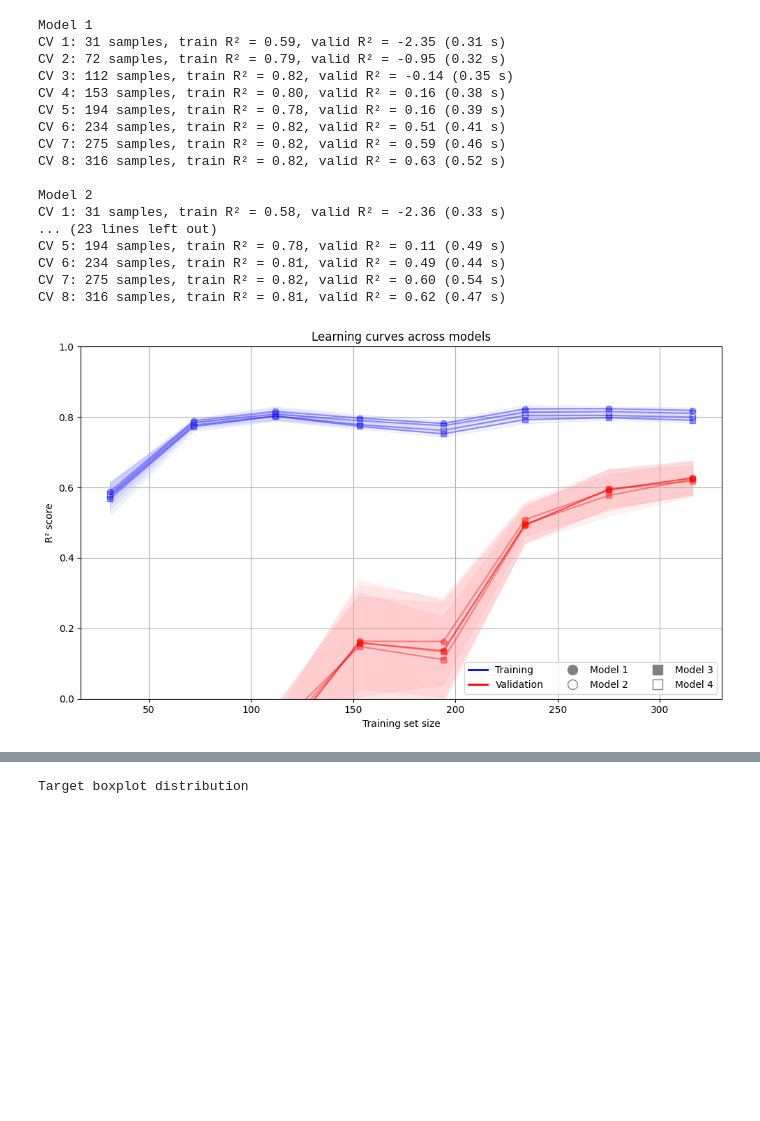
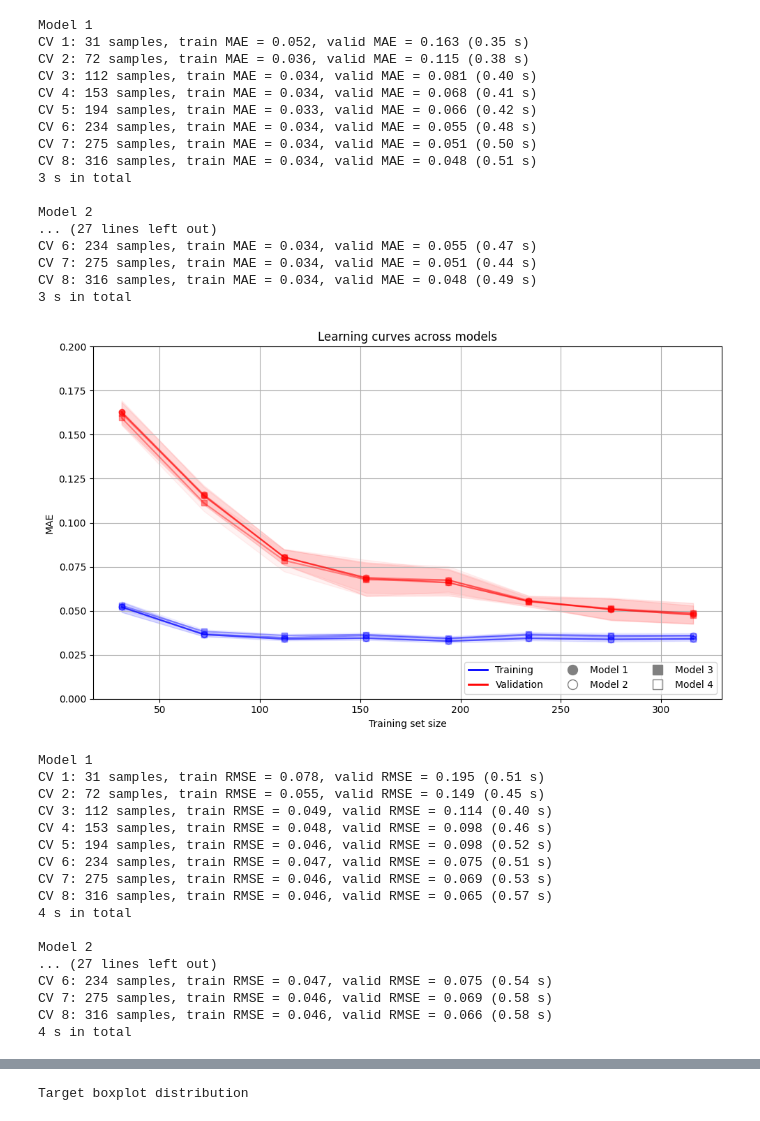
Before and after one commit to jpdspz/frp-aging-xgboost, a Jupyter notebook: frp-aging-xgboost.ipynb, the cells around one changed output, grey strips where cells are left out. Saved outputs shown, nothing was run; the diff lists cells and outputs as text; code cells hidden in the pictures; blank space fills up the shorter version.

```diff
--- a/frp-aging-xgboost.ipynb
+++ b/frp-aging-xgboost.ipynb
@@ -733,21 +948,38 @@ R²: 0.60 ± 0.10
 # %%
-predictor.plot_learning_curves()
+predictor.plot_learning_curves(metrics=[1,1,1])
 # %% [output]
 Model 1
-CV 1: 31 samples, train R² = 0.59, valid R² = -2.35 (0.31 s)
-CV 2: 72 samples, train R² = 0.79, valid R² = -0.95 (0.32 s)
-CV 3: 112 samples, train R² = 0.82, valid R² = -0.14 (0.35 s)
-CV 4: 153 samples, train R² = 0.80, valid R² = 0.16 (0.38 s)
-CV 5: 194 samples, train R² = 0.78, valid R² = 0.16 (0.39 s)
-CV 6: 234 samples, train R² = 0.82, valid R² = 0.51 (0.41 s)
-CV 7: 275 samples, train R² = 0.82, valid R² = 0.59 (0.46 s)
-CV 8: 316 samples, train R² = 0.82, valid R² = 0.63 (0.52 s)
+CV 1: 31 samples, train MAE = 0.052, valid MAE = 0.163 (0.35 s)
+CV 2: 72 samples, train MAE = 0.036, valid MAE = 0.115 (0.38 s)
+CV 3: 112 samples, train MAE = 0.034, valid MAE = 0.081 (0.40 s)
+CV 4: 153 samples, train MAE = 0.034, valid MAE = 0.068 (0.41 s)
+CV 5: 194 samples, train MAE = 0.033, valid MAE = 0.066 (0.42 s)
+CV 6: 234 samples, train MAE = 0.034, valid MAE = 0.055 (0.48 s)
+CV 7: 275 samples, train MAE = 0.034, valid MAE = 0.051 (0.50 s)
+CV 8: 316 samples, train MAE = 0.034, valid MAE = 0.048 (0.51 s)
+3 s in total
 
 Model 2
-CV 1: 31 samples, train R² = 0.58, valid R² = -2.36 (0.33 s)
-... (23 lines left out)
-CV 5: 194 samples, train R² = 0.78, valid R² = 0.11 (0.49 s)
-CV 6: 234 samples, train R² = 0.81, valid R² = 0.49 (0.44 s)
-CV 7: 275 samples, train R² = 0.82, valid R² = 0.60 (0.54 s)
-CV 8: 316 samples, train R² = 0.81, valid R² = 0.62 (0.47 s)
+... (27 lines left out)
+CV 6: 234 samples, train MAE = 0.034, valid MAE = 0.055 (0.47 s)
+CV 7: 275 samples, train MAE = 0.034, valid MAE = 0.051 (0.44 s)
+CV 8: 316 samples, train MAE = 0.034, valid MAE = 0.048 (0.49 s)
+3 s in total
-[figure, old version]
+[figure, new version]
+Model 1
+CV 1: 31 samples, train RMSE = 0.078, valid RMSE = 0.195 (0.51 s)
+CV 2: 72 samples, train RMSE = 0.055, valid RMSE = 0.149 (0.45 s)
+CV 3: 112 samples, train RMSE = 0.049, valid RMSE = 0.114 (0.40 s)
+CV 4: 153 samples, train RMSE = 0.048, valid RMSE = 0.098 (0.46 s)
+CV 5: 194 samples, train RMSE = 0.046, valid RMSE = 0.098 (0.52 s)
+CV 6: 234 samples, train RMSE = 0.047, valid RMSE = 0.075 (0.51 s)
+CV 7: 275 samples, train RMSE = 0.046, valid RMSE = 0.069 (0.53 s)
+CV 8: 316 samples, train RMSE = 0.046, valid RMSE = 0.065 (0.57 s)
+4 s in total
+
+Model 2
+... (27 lines left out)
+CV 6: 234 samples, train RMSE = 0.047, valid RMSE = 0.075 (0.54 s)
+CV 7: 275 samples, train RMSE = 0.046, valid RMSE = 0.069 (0.58 s)
+CV 8: 316 samples, train RMSE = 0.046, valid RMSE = 0.066 (0.58 s)
+4 s in total
```
Also changed, not shown: parts of 10 cells of this notebook.
